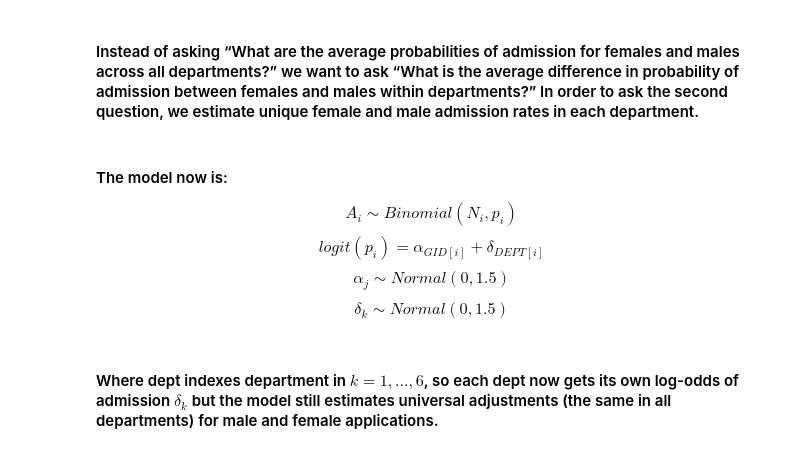
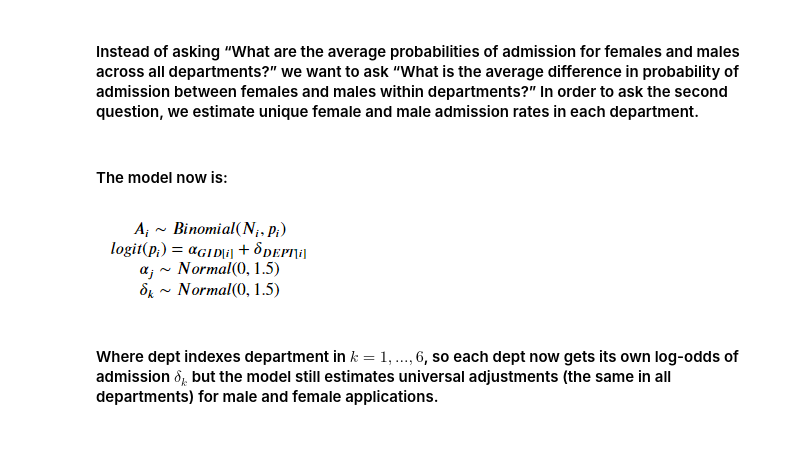
Before and after one commit to mspil88/bayesian_stats, a Jupyter notebook: glms_bias_in_admissions.ipynb, the cells around one changed output. Saved outputs shown, nothing was run; the diff lists cells and outputs as text; code cells hidden in the pictures.

```diff
--- a/glms_bias_in_admissions.ipynb
+++ b/glms_bias_in_admissions.ipynb
@@ -102,12 +121,12 @@ plt.ylim(0, 1);
 #### The model did correctly answer the question we asked of it: What are the average probabilities of admission for females and males, across all departments? The problem in this case is that males and females do not apply to the same departments, and departments vary in their rates of admission. This makes the answer misleading. You can see the steady decline in admission probability for both males and females from department A to department F. Females in these data tended not to apply to departments like A and B, which had high overall admission rates. Instead they applied in large numbers to departments like F, which admitted less than 10% of applicants. So while it is true overall that females had a lower probability of admission in these data, it is clearly not true within most departments. And note that just inspecting the posterior distribution alone would never have revealed that fact to us. We had to appeal to something outside the fit model. In this case, it was a simple posterior validation check.
 # %% [markdown]
 #### Instead of asking “What are the average probabilities of admission for females and males across all departments?” we want to ask “What is the average difference in probability of admission between females and males within departments?” In order to ask the second question, we estimate unique female and male admission rates in each department.
-# %% [markdown]
-#### The model now is:
-$$A_{i} \sim Binomial(N_{i}, p_{i})$$
-$$logit(p_{i}) = \alpha_{GID[i]} + \delta_{DEPT[i]}$$
-$$\alpha_{j} \sim Normal(0, 1.5)$$
-$$\delta_{k} \sim Normal(0, 1.5)$$
+# %% [markdown]
+#### The model now is:
+# %%
+display(Image.open(os.path.join(os.getcwd(),r'data/admissions_model.png')))
+# %% [output]
+[figure, added]
 # %% [markdown]
 #### Where dept indexes department in $k = 1,...,6$, so each dept now gets its own log-odds of admission $\delta_{k}$ but the model still estimates universal adjustments (the same in all departments) for male and female applications.
 # %%
```
Also changed, not shown: parts of 11 cells of this notebook.
